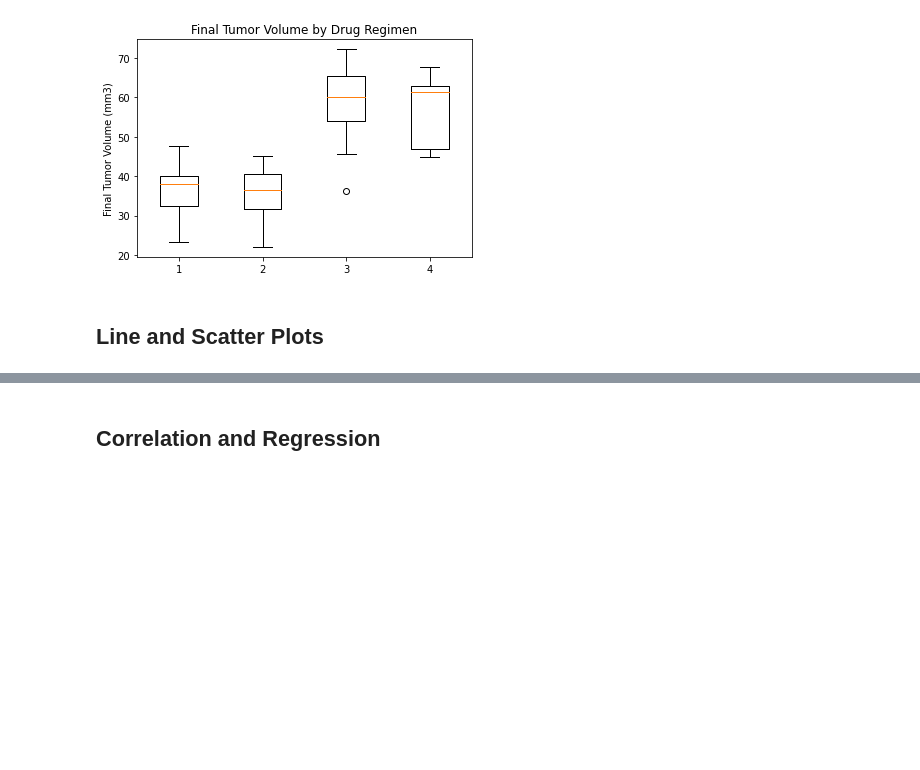
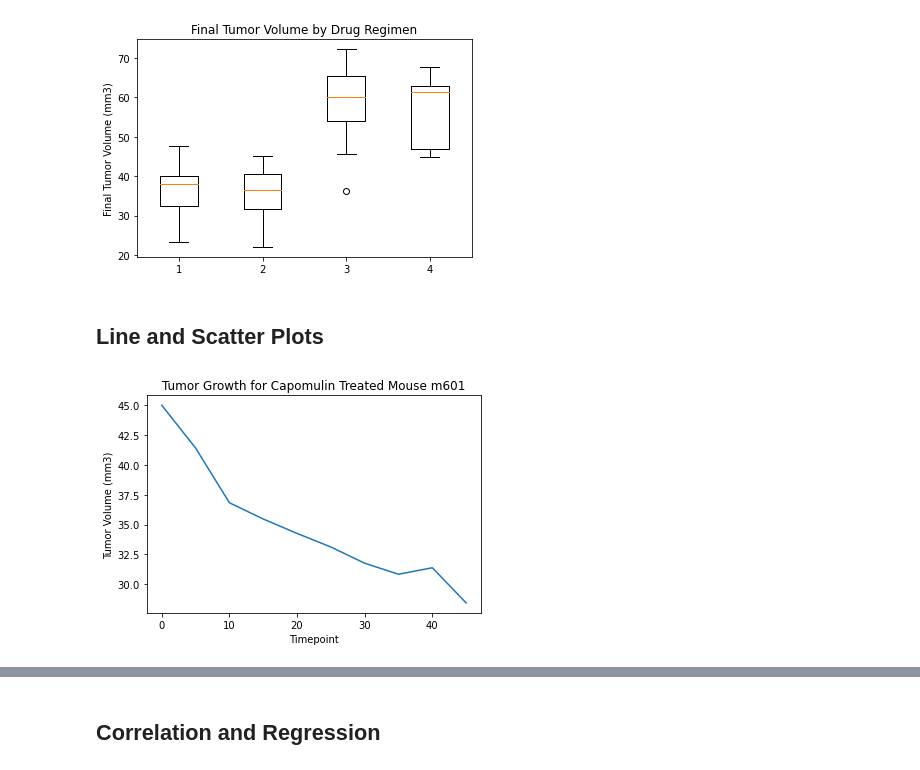
Before and after one commit to sissa81/Pymaceuticals-Matplotlib-Challenge, a Jupyter notebook: pymaceuticals.ipynb, the cells around one changed output, grey strips where cells are left out. Cells and saved outputs as stored; diff of their text form; code cells hidden in the pictures; blank space fills up the shorter version.

```diff
--- a/pymaceuticals.ipynb
+++ b/pymaceuticals.ipynb
@@ -251,3 +252,13 @@ plt.show()
 ## Line and Scatter Plots
 # %%
 # Generate a line plot of tumor volume vs. time point for a mouse treated with Capomulin
+capomulin_mouse = clean_data.loc[(clean_data["Mouse ID"] == "m601"), :]
+y_axis = capomulin_mouse["Tumor Volume (mm3)"]
+x_axis = capomulin_mouse["Timepoint"]
+plt.title("Tumor Growth for Capomulin Treated Mouse m601")
+plt.xlabel("Timepoint")
+plt.ylabel("Tumor Volume (mm3)")
+plt.plot(x_axis, y_axis)
+plt.show()
+# %% [output]
+[figure, added]
```
Also changed, not shown: parts of 5 cells of this notebook.
